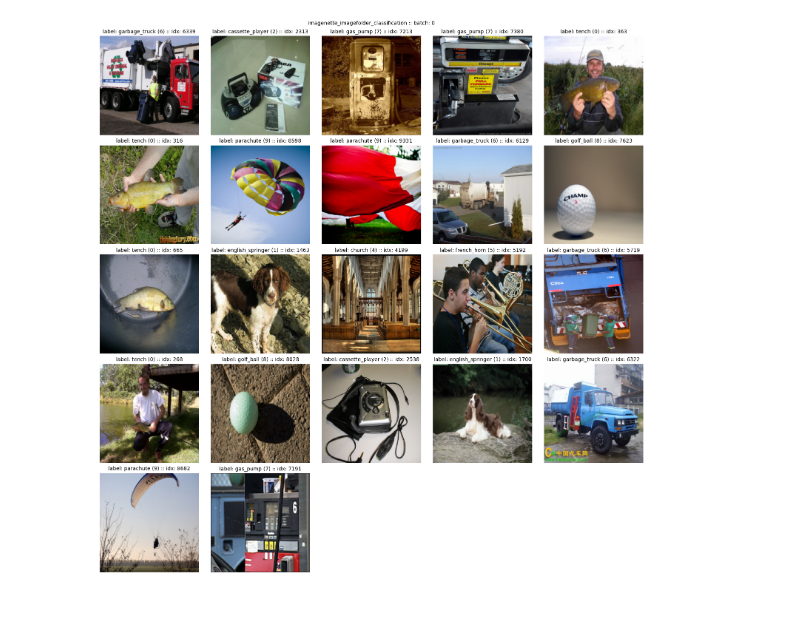
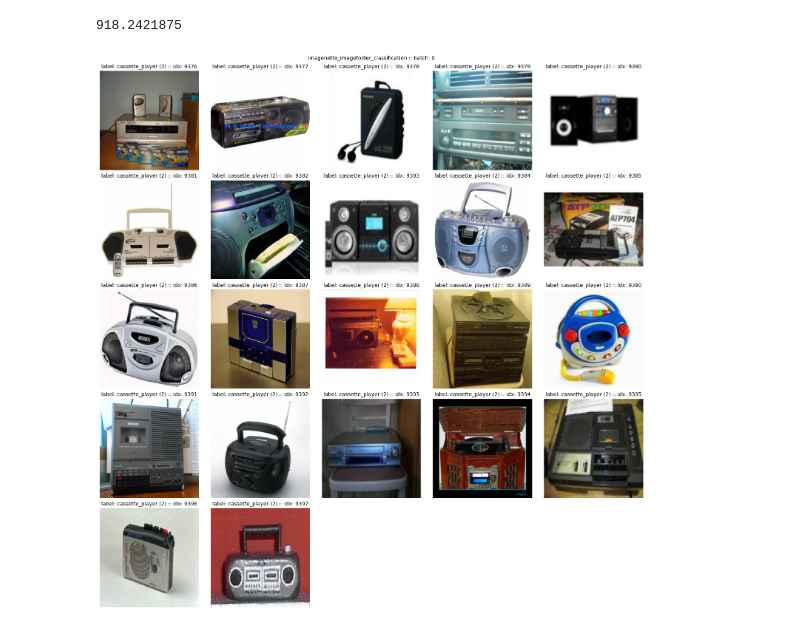
Before and after one commit to citruscaesar/geovision, a Jupyter notebook: geovision/scripts/experiment.ipynb, the cells around one changed output. Saved outputs shown, nothing was run; the diff lists cells and outputs as text; code cells hidden in the pictures.

Commit message:
added datamodule test

```diff
--- a/geovision/scripts/experiment.ipynb
+++ b/geovision/scripts/experiment.ipynb
@@ -8,15 +8,18 @@ import torch
 import numpy as np
 import pandas as pd
 import matplotlib.pyplot as plt
+from tqdm import tqdm
 from pathlib import Path
 from torchvision.transforms import v2 as T # type: ignore
 #from torchvision.models import resnet18, ResNet18_Weights
 from geovision.config.basemodels import ExperimentConfig # noqa
 from geovision.data.module import ImageDatasetDataModule
+from geovision.io.local import get_new_dir
+from geovision.analysis.viz import plot_batch
 #from geovision.training.module import ClassificationModule
 
 transforms: dict[str, T.Transform | None] = {
-    "image_transform": T.Compose([T.ToImage(), T.ToDtype(torch.float32)]),
+    "image_transform": None,
     "target_transform": None,
     "common_transform": None,
 }
@@ -27,6 +30,6 @@ datamodule = ImageDatasetDataModule(config)
     #config = config,
     #model = resnet18(num_classes = config.dataset.num_classes)
 #)
-datamodule.setup("fit")
-ds = datamodule.train_dataset
-dl = datamodule.train_dataloader()
+datamodule.setup("validate")
+ds = datamodule.val_dataset
+dl = datamodule.val_dataloader()
@@ -33,5 +47,7 @@ dl = datamodule.train_dataloader()
 # %%
+from memory_profiler import memory_usage
 from geovision.analysis.viz import plot_batch
-plot_batch(ds, next(iter(dl)), 0)
+mem = memory_usage((plot_batch, (ds, next(iter(dl)), 0)),)
 # %% [output]
+918.2421875
-[figure, old version]
+[figure, new version]
```
Also changed, not shown: parts of 1 cell of this notebook, 8 other files.
